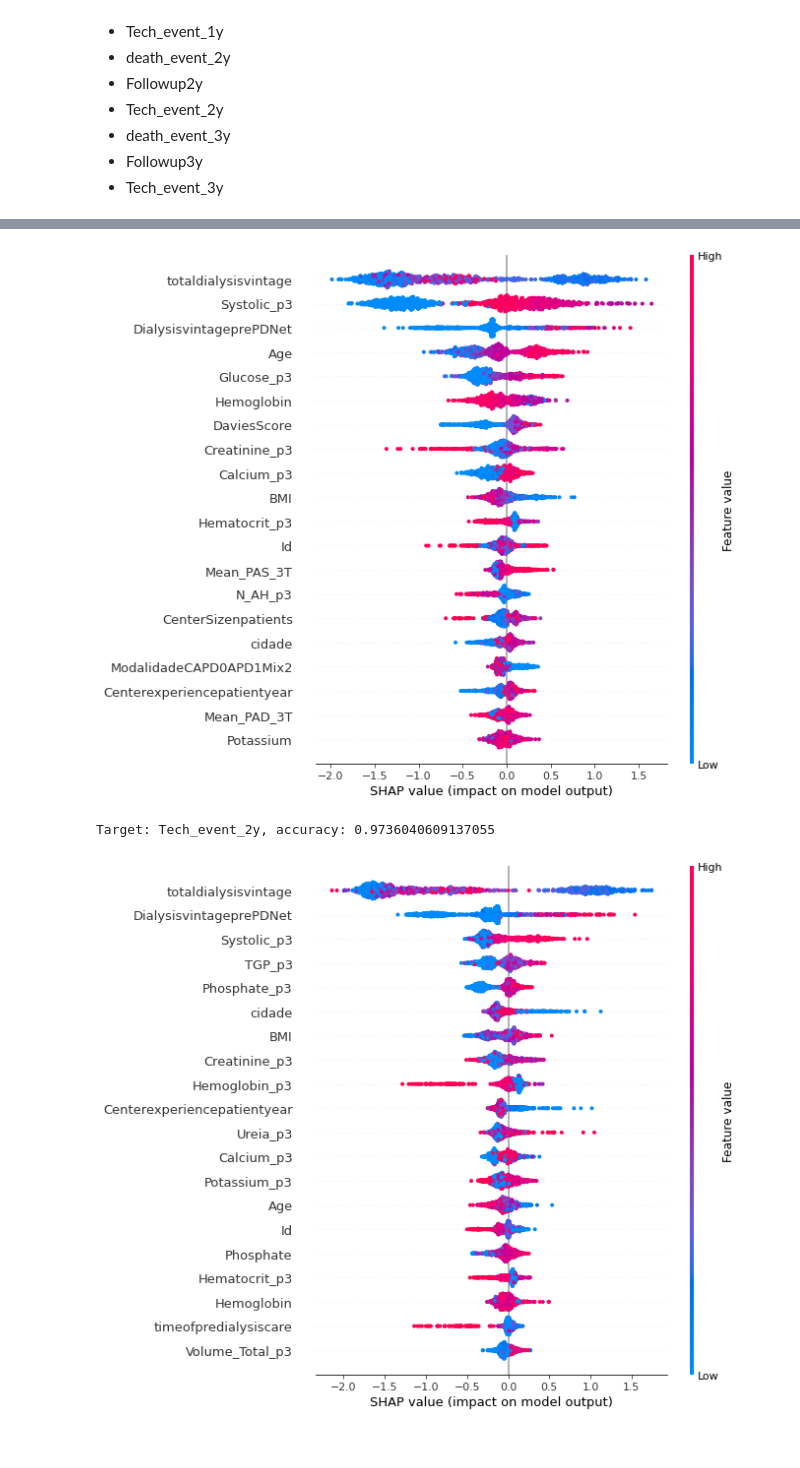
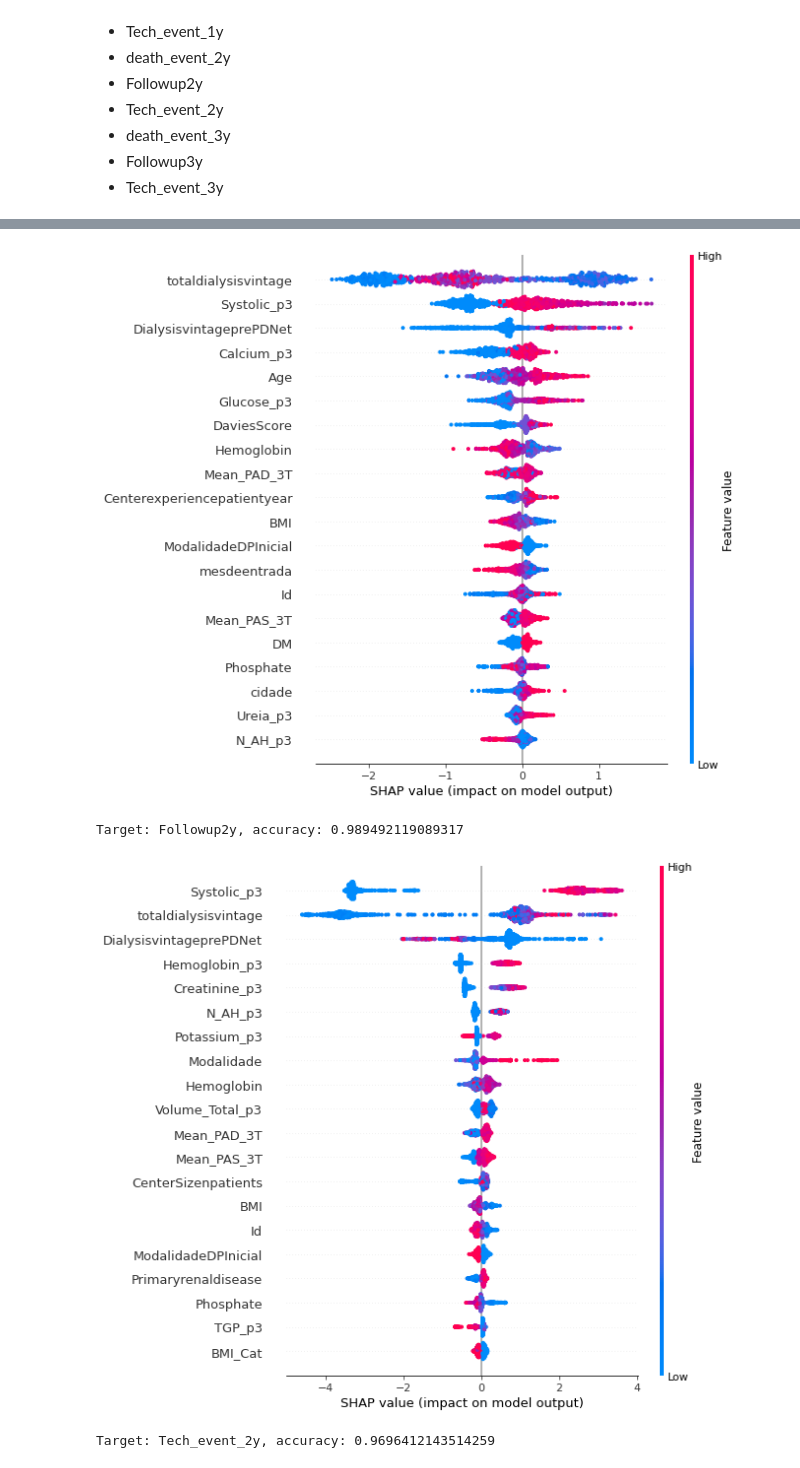
Before and after one commit to YitingZhang1997/MIDAS_Project_2020, a Jupyter notebook: Data_Exploration.ipynb, the cells around one changed output, grey strips where cells are left out. Drawn from its saved outputs; the diff is of its cells as text; code cells hidden in the pictures.

```diff
--- a/Data_Exploration.ipynb
+++ b/Data_Exploration.ipynb
@@ -571,15 +558,24 @@ import xgboost
 import shap
 from sklearn.metrics import accuracy_score
 
-targets = ["death_event_1y","Tech_event_1y"]
+targets = ["death_event_1y","Followup1y","Tech_event_1y"]
 
 models = []
 
 for target in targets:
     # full dataset
-    base_data = dfs[0]
+    base_data = dfs[0].copy()
 
-    y = base_data[target]
+    if target == "Followup1y":
+        temp = base_data[target]
+        y = []
+        for it in temp:
+            if it > 0:
+                y.append(1)
+            else:
+                y.append(0)
+    else:
+        y = base_data[target]
     X = base_data.drop(columns=['Deathevent', 'Causeofdeath',\
                                 'TechniqueFailureevent', 'nome_cidade',\
                                 'DataincioPDNEt','TechFailureDeathnotcens',\
@@ -640,20 +638,32 @@ import xgboost
 import shap
 from sklearn.metrics import accuracy_score
 
-targets = ["death_event_2y","Tech_event_2y"]
+targets = ["death_event_2y","Followup2y","Tech_event_2y"]
 
 models = []
 
 for target in targets:
     # full dataset
-    base_data = dfs[1]
+    base_data = dfs[1].copy()
     if target == "death_event_2y":
         indexNames = df[df["death_event_1y"] == 1].index
-    if target == "Tech_event_2y":
+    elif target == "Tech_event_2y":
         indexNames = df[df["Tech_event_1y"] == 1].index
+    else:
+        indexNames = df[df["Followup1y"] == 0].index
     base_data.drop(indexNames , inplace=True)
 
-    y = base_data[target]
+    if target == "Followup2y":
+        temp = base_data["Followup2y"] - base_data["Followup1y"]
+        y = []
+        for it in temp:
+            if it > 0:
+                y.append(1)
+            else:
+                y.append(0)
+    else:
+        y = base_data[target]
+
     X = base_data.drop(columns=['Deathevent', 'Causeofdeath',\
                                 'TechniqueFailureevent', 'nome_cidade',\
                                 'DataincioPDNEt','TechFailureDeathnotcens',\
@@ -696,3 +706,4 @@ Target: death_event_2y, accuracy: 0.9461020211742059
-[figure, old version]
+[figure, new version]
-Target: Tech_event_2y, accuracy: 0.9736040609137055
+Target: Followup2y, accuracy: 0.989492119089317
-[figure, old version]
+[figure, new version]
+Target: Tech_event_2y, accuracy: 0.9696412143514259
```
Also changed, not shown: parts of 4 cells of this notebook, 9 other files.
